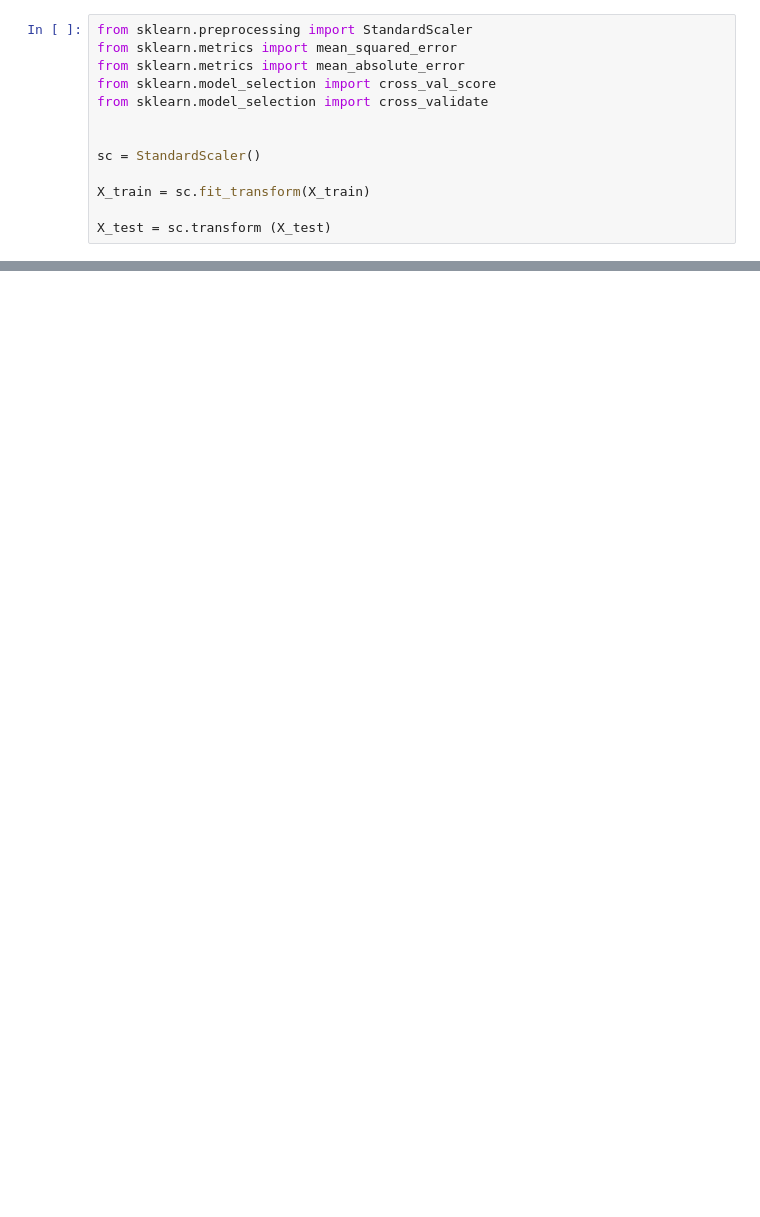
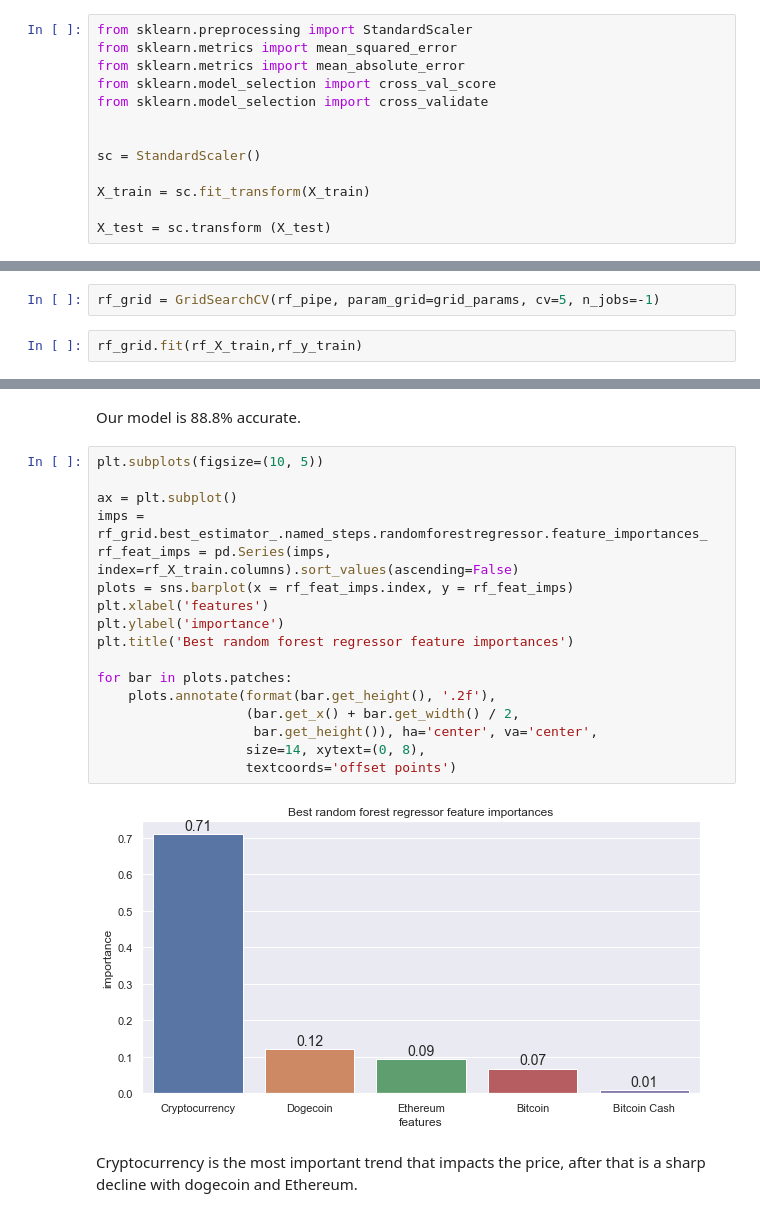
Before and after one commit to kenneykwan/Springboard, a Jupyter notebook: Capstone2-CCI30Index/Capstone2 - CCi30Index Modeling.ipynb, the cells around one changed output, grey strips where cells are left out. Saved outputs shown, nothing was run; the diff lists cells and outputs as text; blank space fills up the shorter version.

```diff
--- a/Capstone2-CCI30Index/Capstone2 - CCi30Index Modeling.ipynb
+++ b/Capstone2-CCI30Index/Capstone2 - CCi30Index Modeling.ipynb
@@ -201,0 +258,4 @@ Notes:
+# %%
+rf_grid = GridSearchCV(rf_pipe, param_grid=grid_params, cv=5, n_jobs=-1)
+# %%
+rf_grid.fit(rf_X_train,rf_y_train)
@@ -201,0 +299,23 @@ Notes:
+# %% [markdown]
+Our model is 88.8% accurate.
+# %%
+plt.subplots(figsize=(10, 5))
+
+ax = plt.subplot()
+imps = rf_grid.best_estimator_.named_steps.randomforestregressor.feature_importances_
+rf_feat_imps = pd.Series(imps, index=rf_X_train.columns).sort_values(ascending=False)
+plots = sns.barplot(x = rf_feat_imps.index, y = rf_feat_imps)
+plt.xlabel('features')
+plt.ylabel('importance')
+plt.title('Best random forest regressor feature importances')
+
+for bar in plots.patches:
+    plots.annotate(format(bar.get_height(), '.2f'),
+                   (bar.get_x() + bar.get_width() / 2,
+                    bar.get_height()), ha='center', va='center',
+                   size=14, xytext=(0, 8),
+                   textcoords='offset points')
+# %% [output]
+[figure, added]
+# %% [markdown]
+Cryptocurrency is the most important trend that impacts the price, after that is a sharp decline with dogecoin and Ethereum.
```
Also changed, not shown: parts of 28 cells of this notebook.
